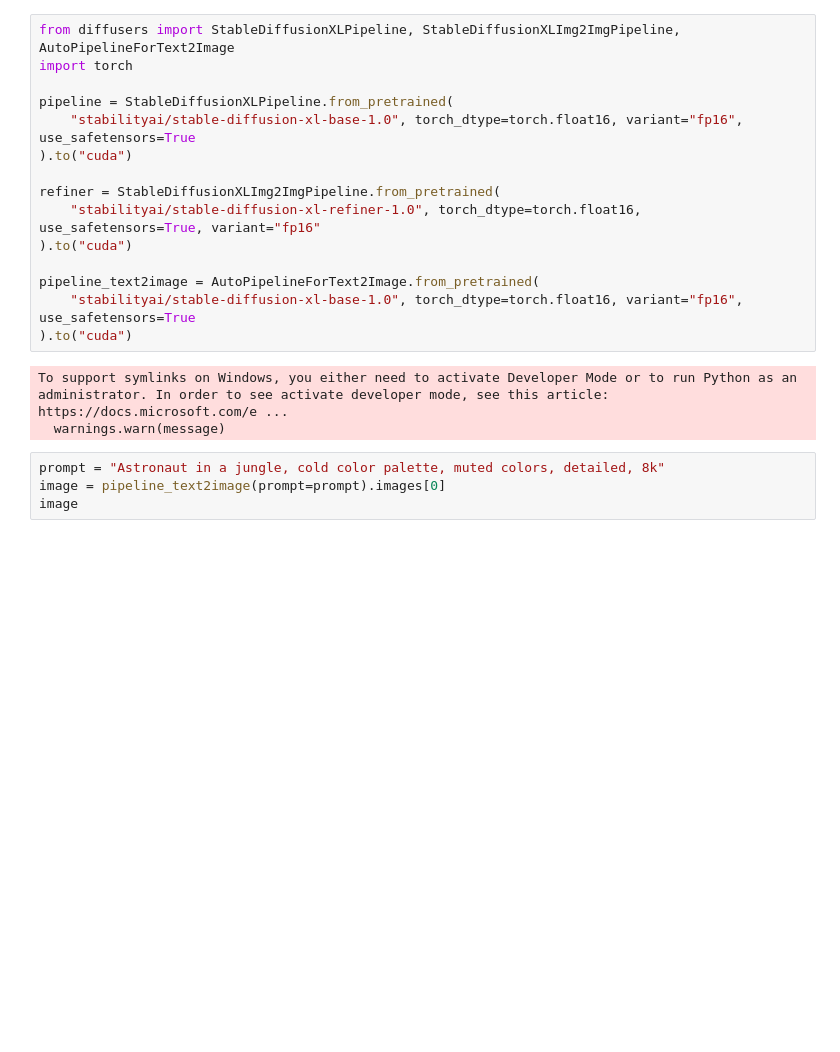
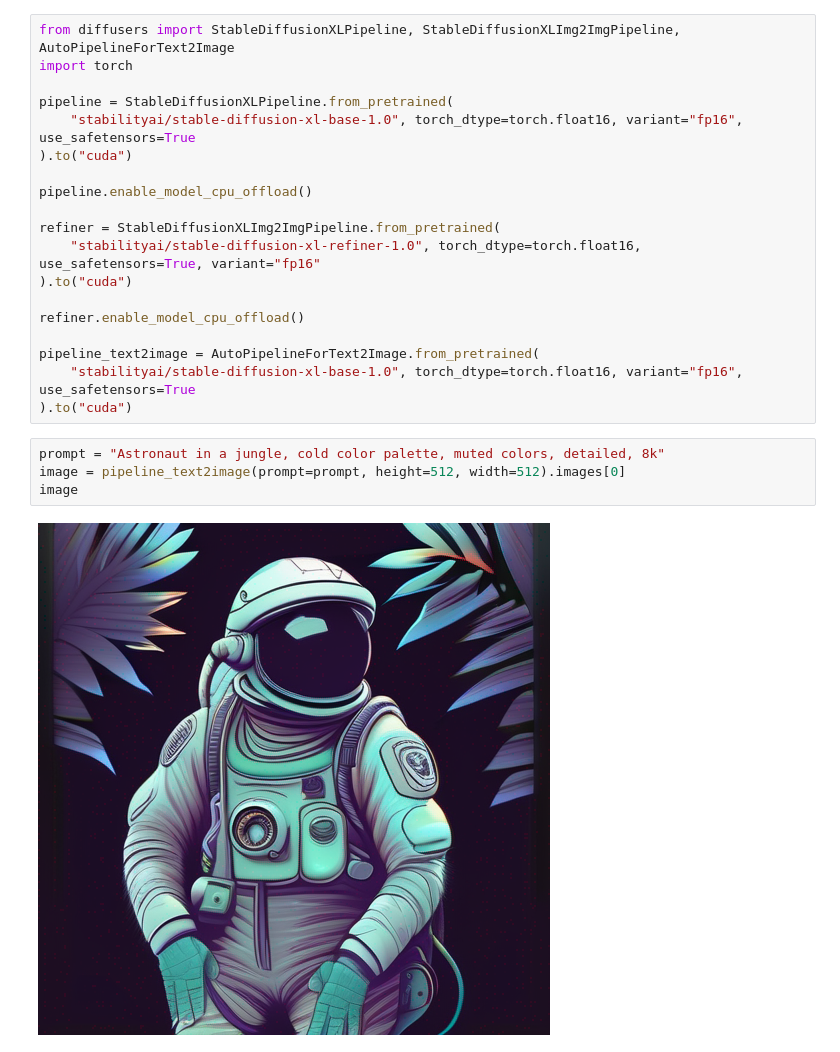
Before and after one commit to shades87/stable_diffusion_test, a Jupyter notebook: diffXLTest.ipynb, the cells around one changed output. Saved outputs shown, nothing was run; the diff lists cells and outputs as text; blank space fills up the shorter version.

```diff
--- a/diffXLTest.ipynb
+++ b/diffXLTest.ipynb
@@ -6,17 +6,20 @@ pipeline = StableDiffusionXLPipeline.from_pretrained(
     "stabilityai/stable-diffusion-xl-base-1.0", torch_dtype=torch.float16, variant="fp16", use_safetensors=True
 ).to("cuda")
 
+pipeline.enable_model_cpu_offload()
+
 refiner = StableDiffusionXLImg2ImgPipeline.from_pretrained(
     "stabilityai/stable-diffusion-xl-refiner-1.0", torch_dtype=torch.float16, use_safetensors=True, variant="fp16"
 ).to("cuda")
 
+refiner.enable_model_cpu_offload()
+
 pipeline_text2image = AutoPipelineForText2Image.from_pretrained(
     "stabilityai/stable-diffusion-xl-base-1.0", torch_dtype=torch.float16, variant="fp16", use_safetensors=True
 ).to("cuda")
-# %% [output]
-To support symlinks on Windows, you either need to activate Developer Mode or to run Python as an administrator. In order to see activate developer mode, see this article: https://docs.microsoft.com/e ...
-  warnings.warn(message)
 # %%
 prompt = "Astronaut in a jungle, cold color palette, muted colors, detailed, 8k"
-image = pipeline_text2image(prompt=prompt).images[0]
+image = pipeline_text2image(prompt=prompt, height=512, width=512).images[0]
 image
+# %% [output]
+[figure, added]
```
Also changed, not shown: parts of 1 cell of this notebook, 26 other files.
